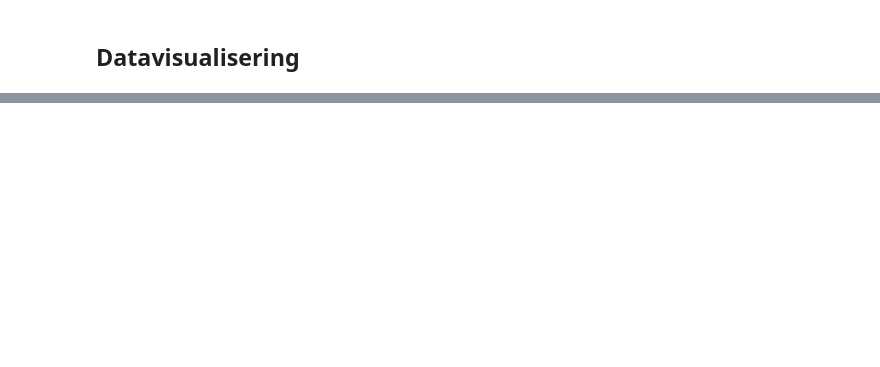
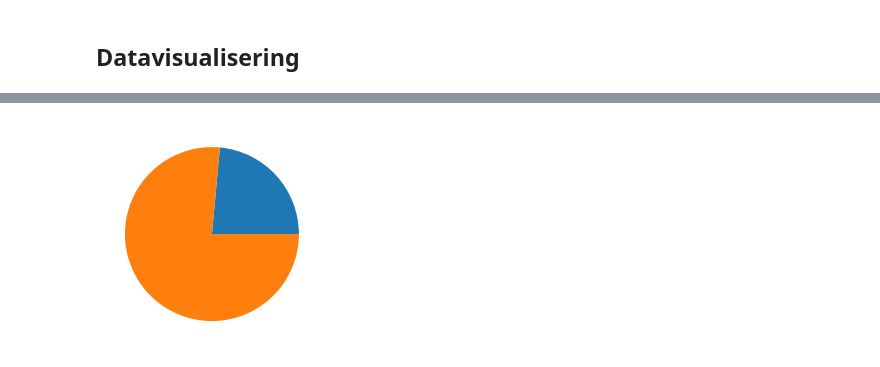
Before and after one commit to laullopes/Lauanda_Lopes_TE19C, a Jupyter notebook: Programmering i verkligheten/pandas/pandas_genomgång.ipynb, the cells around one changed output, grey strips where cells are left out. Saved outputs shown, nothing was run; the diff lists cells and outputs as text; code cells hidden in the pictures; blank space fills up the shorter version.

```diff
--- a/Programmering i verkligheten/pandas/pandas_genomgång.ipynb
+++ b/Programmering i verkligheten/pandas/pandas_genomgång.ipynb
@@ -94,0 +118,12 @@ plt.show()
+# %%
+import matplotlib.pyplot as plt
+import numpy as np
+
+# cirkeldiagram
+
+kön = [8, 26]
+
+plt.pie(kön)
+plt.show()
+# %% [output]
+[figure, added]
```
Also changed, not shown: parts of 5 cells of this notebook, 1 other file.
